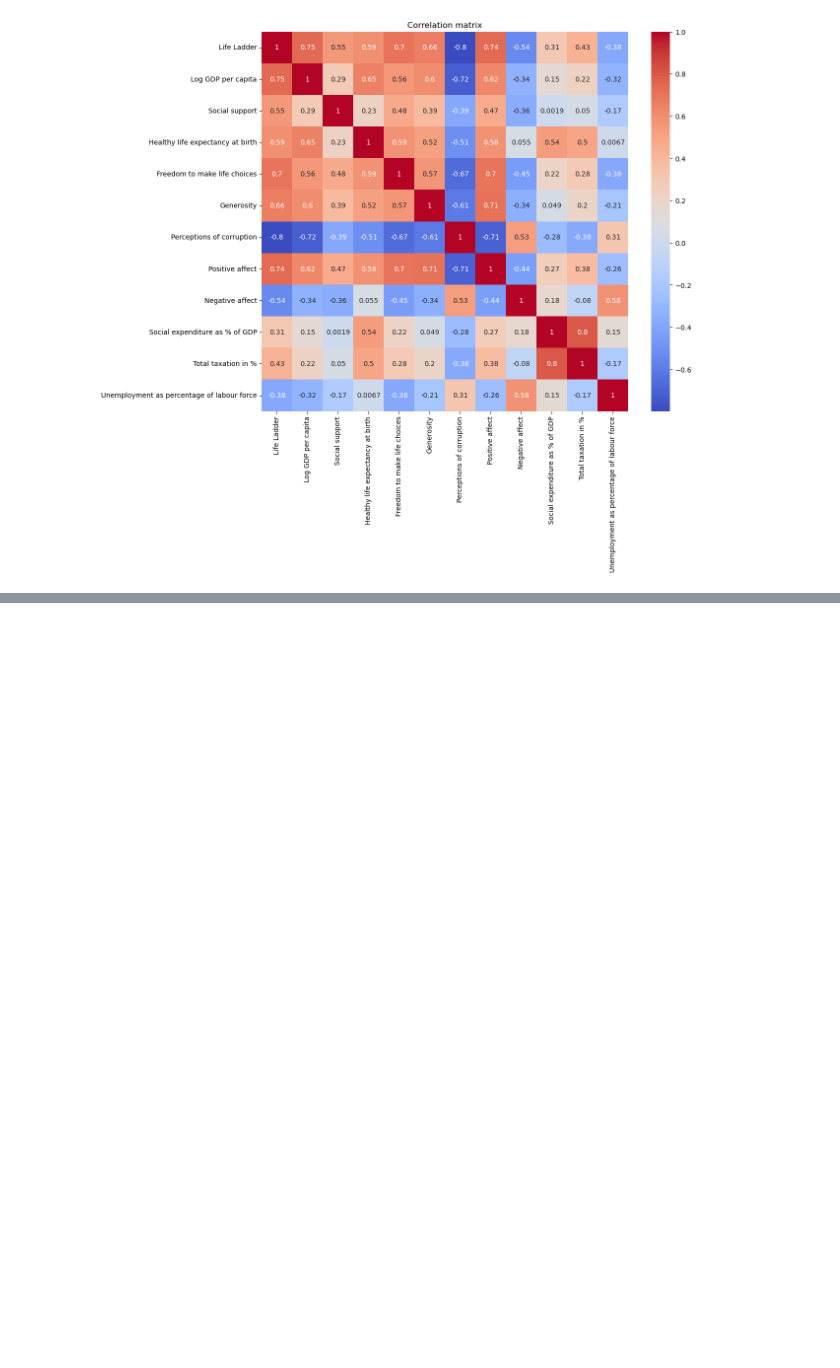
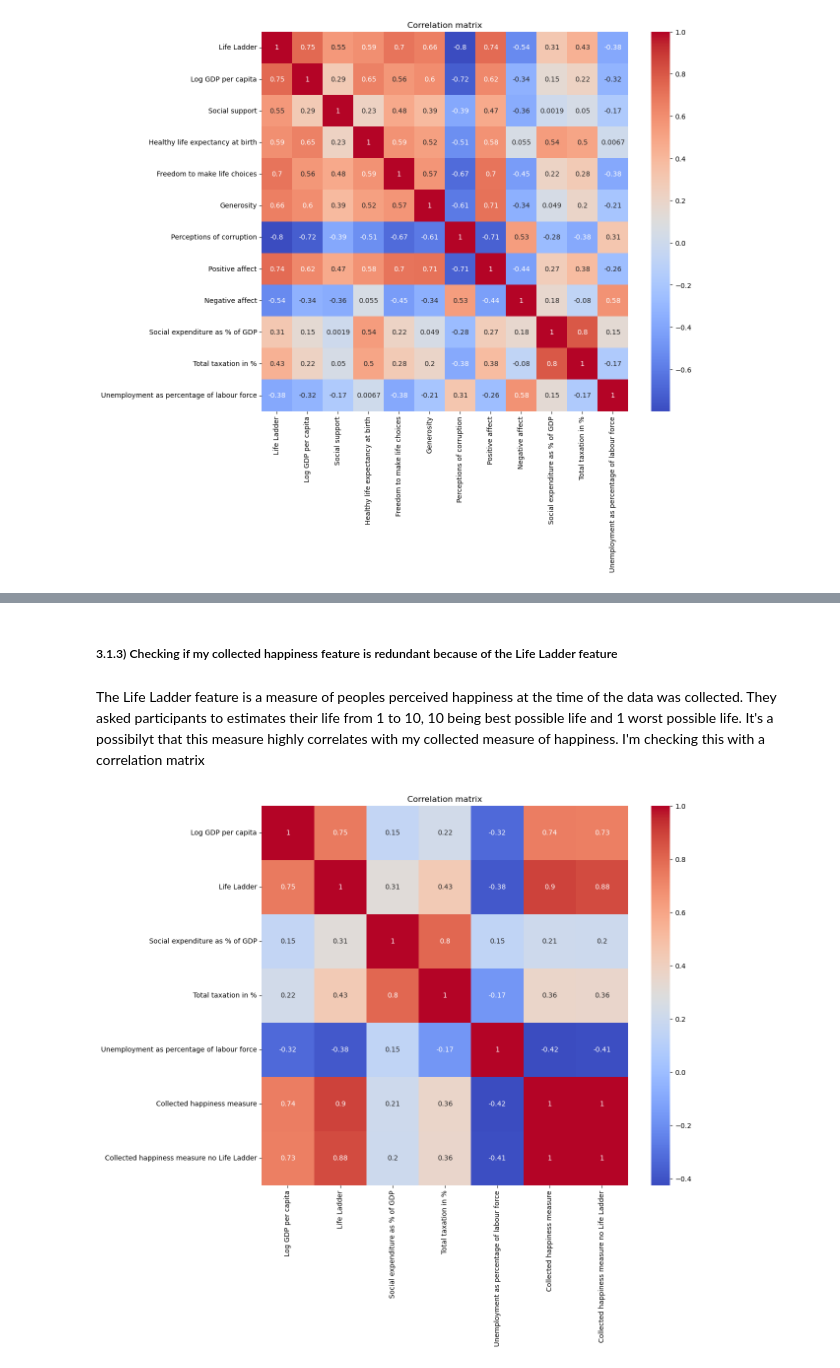
Before and after one commit to TRossen89/BI_Exam, a Jupyter notebook: all_data_df.ipynb, the cells around one changed output, grey strips where cells are left out. Drawn from its saved outputs; the diff is of its cells as text; code cells hidden in the pictures; blank space fills up the shorter version.

```diff
--- a/all_data_df.ipynb
+++ b/all_data_df.ipynb
@@ -144,0 +293,11 @@ plt.show()
+# %%
+minmax_scaler = MinMaxScaler()
+
+numerical_cols = df.select_dtypes(include=['float64']).columns
+categorical_cols = df.select_dtypes(include=['object','int64']).columns
+
+df[numerical_cols] = minmax_scaler.fit_transform(df[numerical_cols])
+
+# Fit and transform the data
+#pd.DataFrame(minmax_scaler.fit_transform(df.drop(columns=["Country", "Year"])), columns=df.drop(columns=["Country", "Year"]).columns)
+df.head()
@@ -144,0 +313,9 @@ plt.show()
+# %%
+df['Mean positive happinnes measures'] = df[['Life Ladder', 'Social support', 'Healthy life expectancy at birth', 'Freedom to make life choices', 'Generosity', 'Positive affect']].mean(axis=1)
+df['Mean negative happinnes measures'] = df[['Perceptions of corruption', 'Negative affect']].mean(axis=1)
+df['Mean poshap without Life Ladder'] = df[['Social support', 'Healthy life expectancy at birth', 'Freedom to make life choices', 'Generosity', 'Positive affect']].mean(axis=1)
+
+df['Collected happiness measure'] = df['Mean positive happinnes measures'] - df['Mean negative happinnes measures']
+df['Collected happiness measure no Life Ladder'] = df['Mean poshap without Life Ladder'] - df['Mean negative happinnes measures']
+
+df.head()
@@ -144,0 +329,3 @@ plt.show()
+# %%
+simple_df = df[["Country", "Year", "Log GDP per capita", "Life Ladder", "Social expenditure as % of GDP", "Total taxation in %", "Unemployment as percentage of labour force", "Collected happiness measure", "Collected happiness measure no Life Ladder"]]
+simple_df.head()
@@ -144,0 +339,13 @@ plt.show()
+# %% [markdown]
+##### 3.1.3) Checking if my collected happiness feature is redundant because of the Life Ladder feature
+# %% [markdown]
+The Life Ladder feature is a measure of peoples perceived happiness at the time of the data was collected. They asked participants to estimates their life from 1 to 10, 10 being best possible life and 1 worst possible life.  It's a possibilyt that this measure highly correlates with my collected measure of happiness. I'm checking this with a correlation matrix
+# %%
+corr_m_simple_df = simple_df.drop(columns= ["Country", "Year"]).corr()
+
+plt.figure(figsize=(12, 10))
+sns.heatmap(corr_m_simple_df, annot=True, cmap="coolwarm")
+plt.title("Correlation matrix")
+plt.show()
+# %% [output]
+[figure, added]
```
Also changed, not shown: parts of 32 cells of this notebook.
